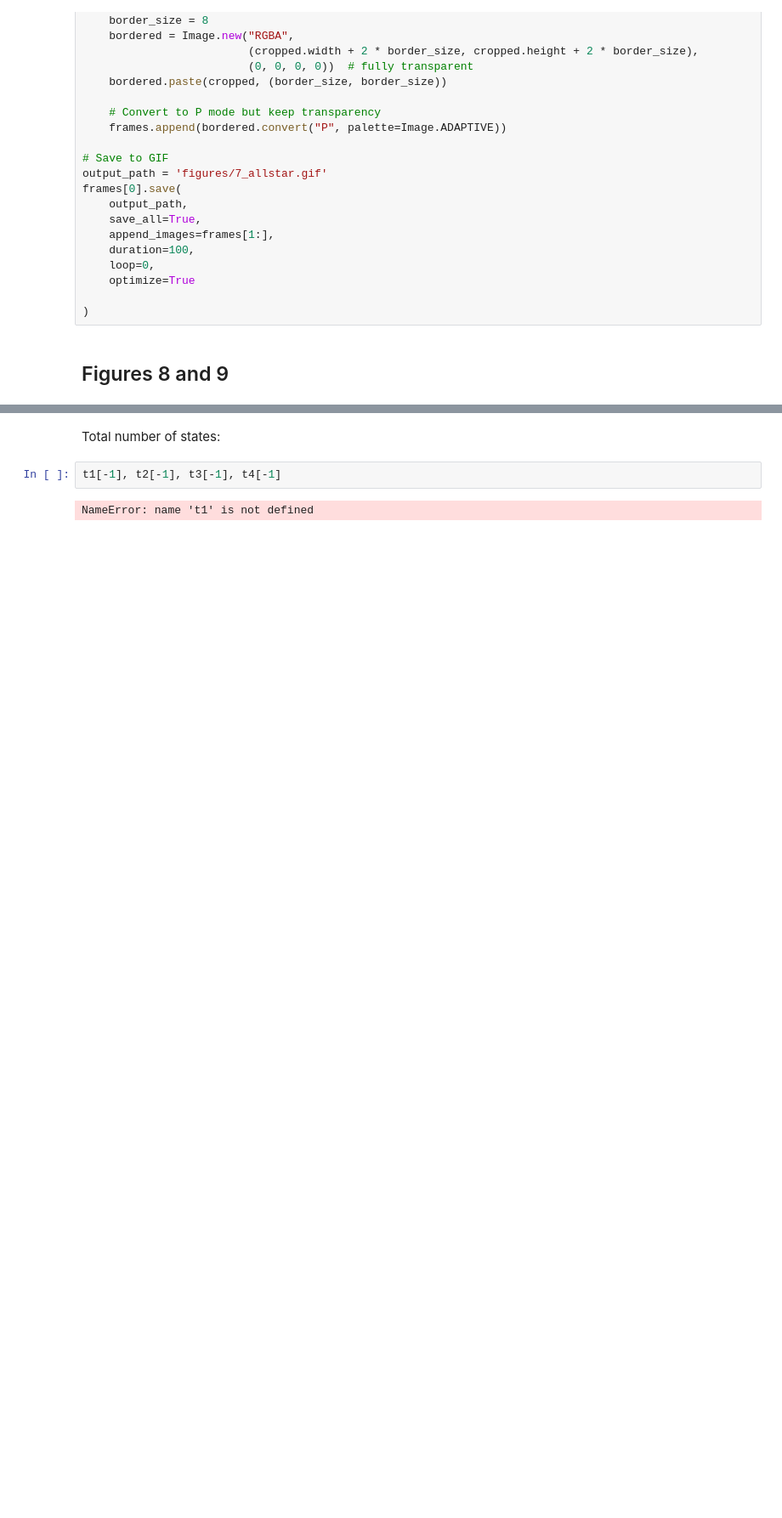
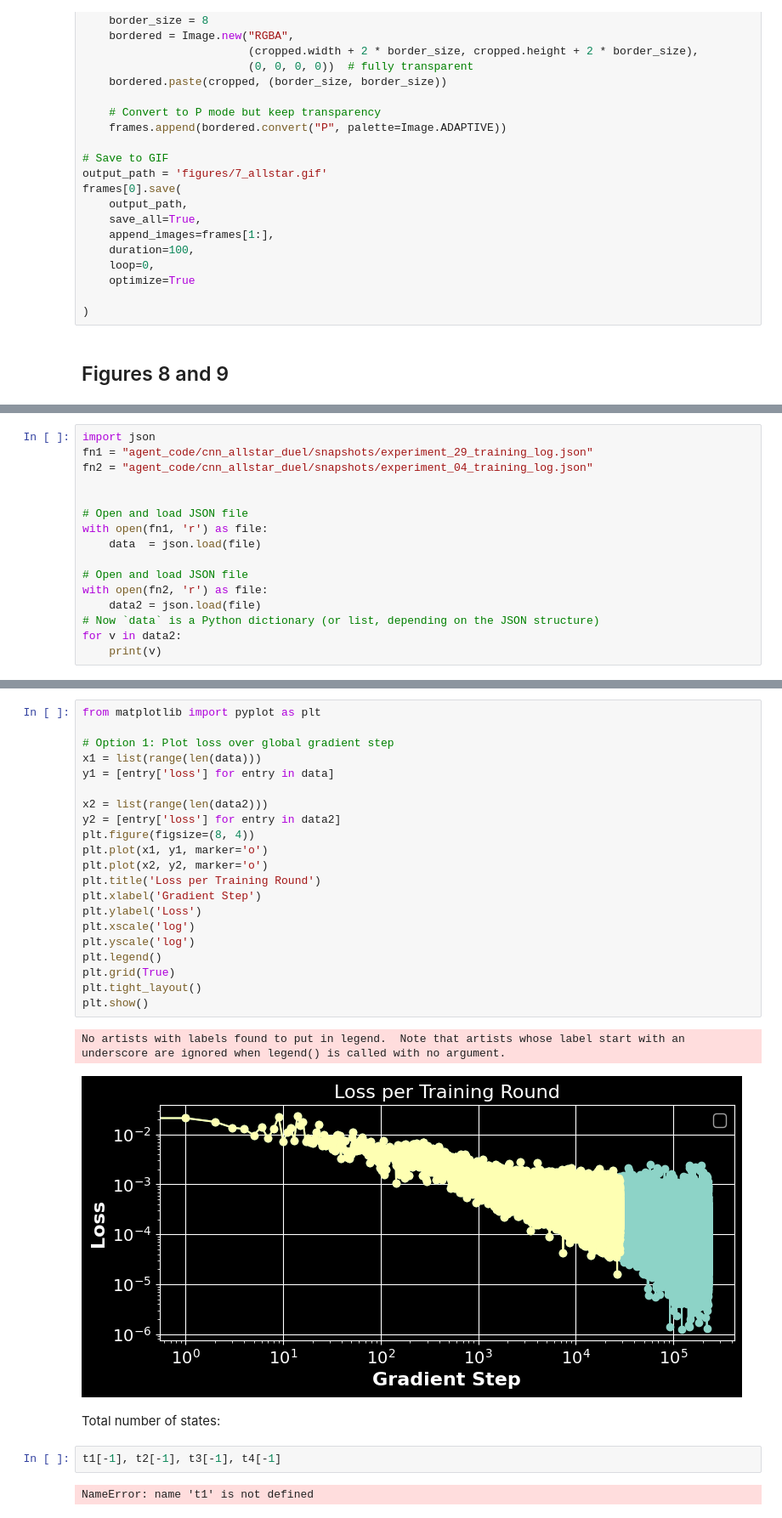
Before and after one commit to KunkelAlexander/bomberman_rl, a Jupyter notebook: post_2.ipynb, the cells around one changed output, grey strips where cells are left out. Shown at 85% size. Drawn from its saved outputs; the diff is of its cells as text; blank space fills up the shorter version.

```diff
--- a/post_2.ipynb
+++ b/post_2.ipynb
@@ -489,2 +478,18 @@ plt.show()
 # %% [markdown]
 ![image.png](attachment:image.png)
+# %%
+import json
+fn1 = "agent_code/cnn_allstar_duel/snapshots/experiment_29_training_log.json"
+fn2 = "agent_code/cnn_allstar_duel/snapshots/experiment_04_training_log.json"
+
+
+# Open and load JSON file
+with open(fn1, 'r') as file:
+    data  = json.load(file)
+
+# Open and load JSON file
+with open(fn2, 'r') as file:
+    data2 = json.load(file)
+# Now `data` is a Python dictionary (or list, depending on the JSON structure)
+for v in data2:
+    print(v)
@@ -491,3 +514,27 @@ plt.show()
+# %%
+from matplotlib import pyplot as plt
+
+# Option 1: Plot loss over global gradient step
+x1 = list(range(len(data)))
+y1 = [entry['loss'] for entry in data]
+
+x2 = list(range(len(data2)))
+y2 = [entry['loss'] for entry in data2]
+plt.figure(figsize=(8, 4))
+plt.plot(x1, y1, marker='o')
+plt.plot(x2, y2, marker='o')
+plt.title('Loss per Training Round')
+plt.xlabel('Gradient Step')
+plt.ylabel('Loss')
+plt.xscale('log')
+plt.yscale('log')
+plt.legend()
+plt.grid(True)
+plt.tight_layout()
+plt.show()
+# %% [output]
+No artists with labels found to put in legend.  Note that artists whose label start with an underscore are ignored when legend() is called with no argument.
+[figure, added]
 # %% [markdown]
 Total number of states:
 # %%
```
Also changed, not shown: parts of 4 cells of this notebook, 10 other files.
